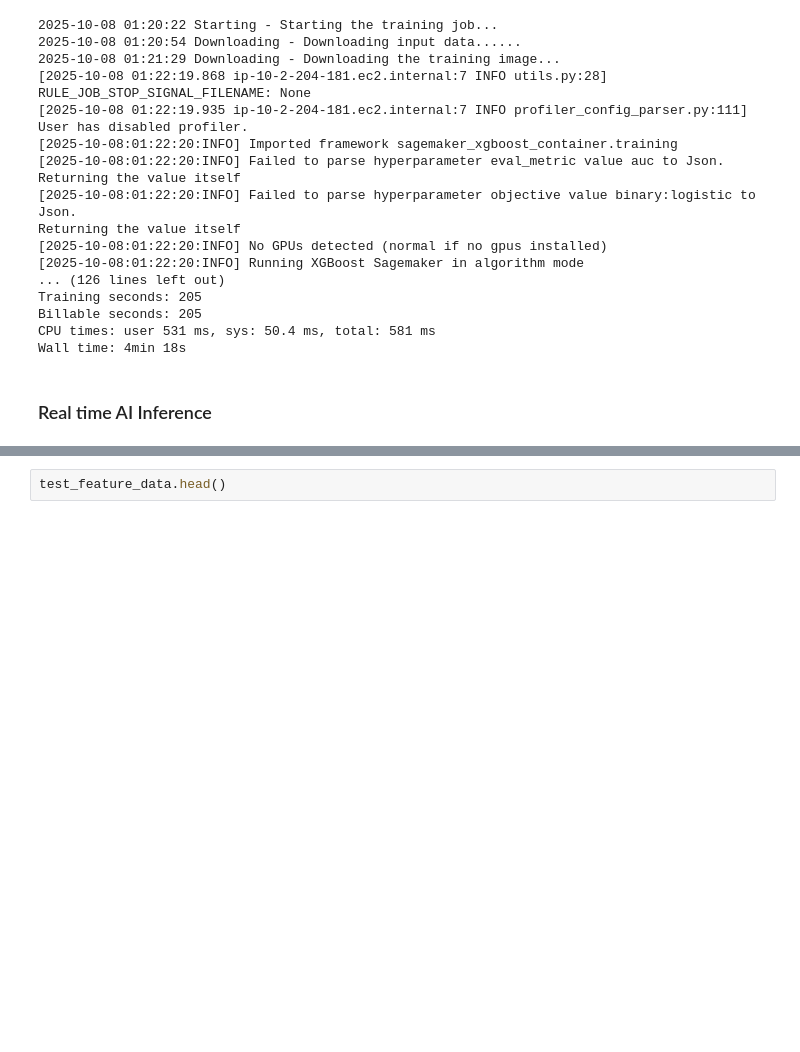
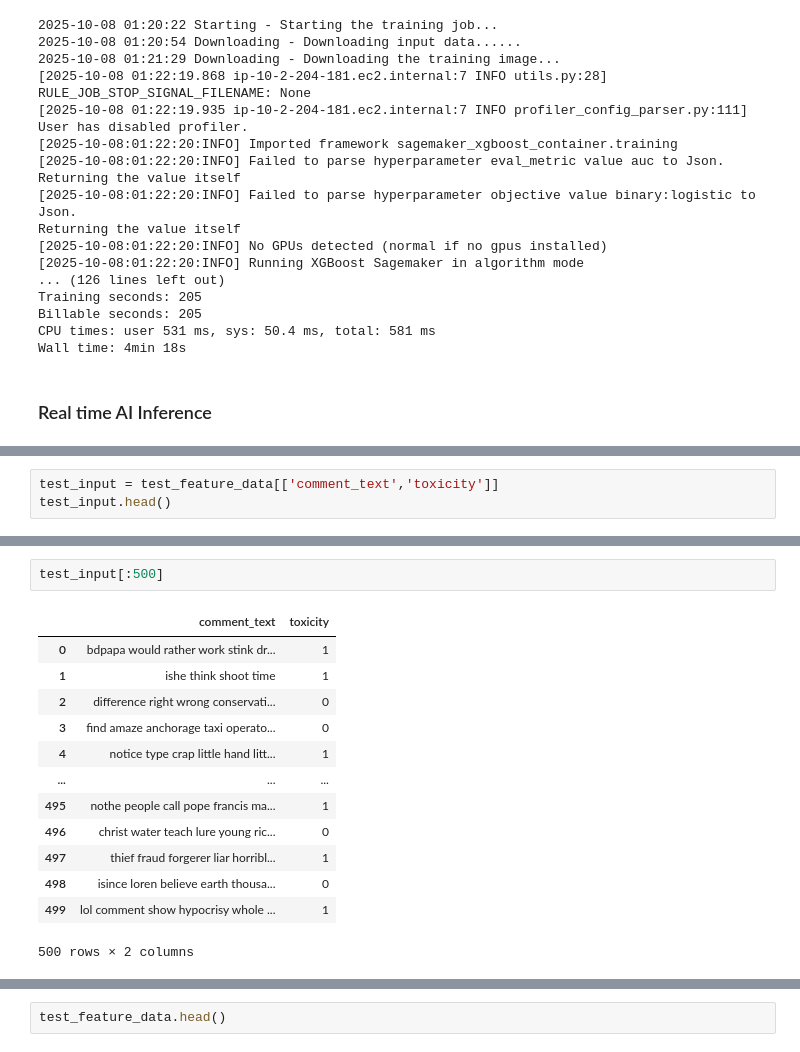
Before and after one commit to karthikraghavan/aai540_toxicity_classification, a Jupyter notebook: datalake_operations.ipynb, the cells around one changed output, grey strips where cells are left out. Cells and saved outputs as stored; diff of their text form; blank space fills up the shorter version.

```diff
--- a/datalake_operations.ipynb
+++ b/datalake_operations.ipynb
@@ -901,0 +950,3 @@ predictor = xgb_model.deploy(
+# %%
+test_input = test_feature_data[['comment_text','toxicity']]
+test_input.head()
@@ -901,0 +960,16 @@ predictor = xgb_model.deploy(
+# %%
+test_input[:500]
+# %% [output]
+|  | comment_text | toxicity |
+| 0 | bdpapa would rather work stink dr... | 1 |
+| 1 | ishe think shoot time | 1 |
+| 2 | difference right wrong conservati... | 0 |
+| 3 | find amaze anchorage taxi operato... | 0 |
+| 4 | notice type crap little hand litt... | 1 |
+| ... | ... | ... |
+| 495 | nothe people call pope francis ma... | 1 |
+| 496 | christ water teach lure young ric... | 0 |
+| 497 | thief fraud forgerer liar horribl... | 1 |
+| 498 | isince loren believe earth thousa... | 0 |
+| 499 | lol comment show hypocrisy whole ... | 1 |
+500 rows × 2 columns
```
Also changed, not shown: parts of 41 cells of this notebook.
